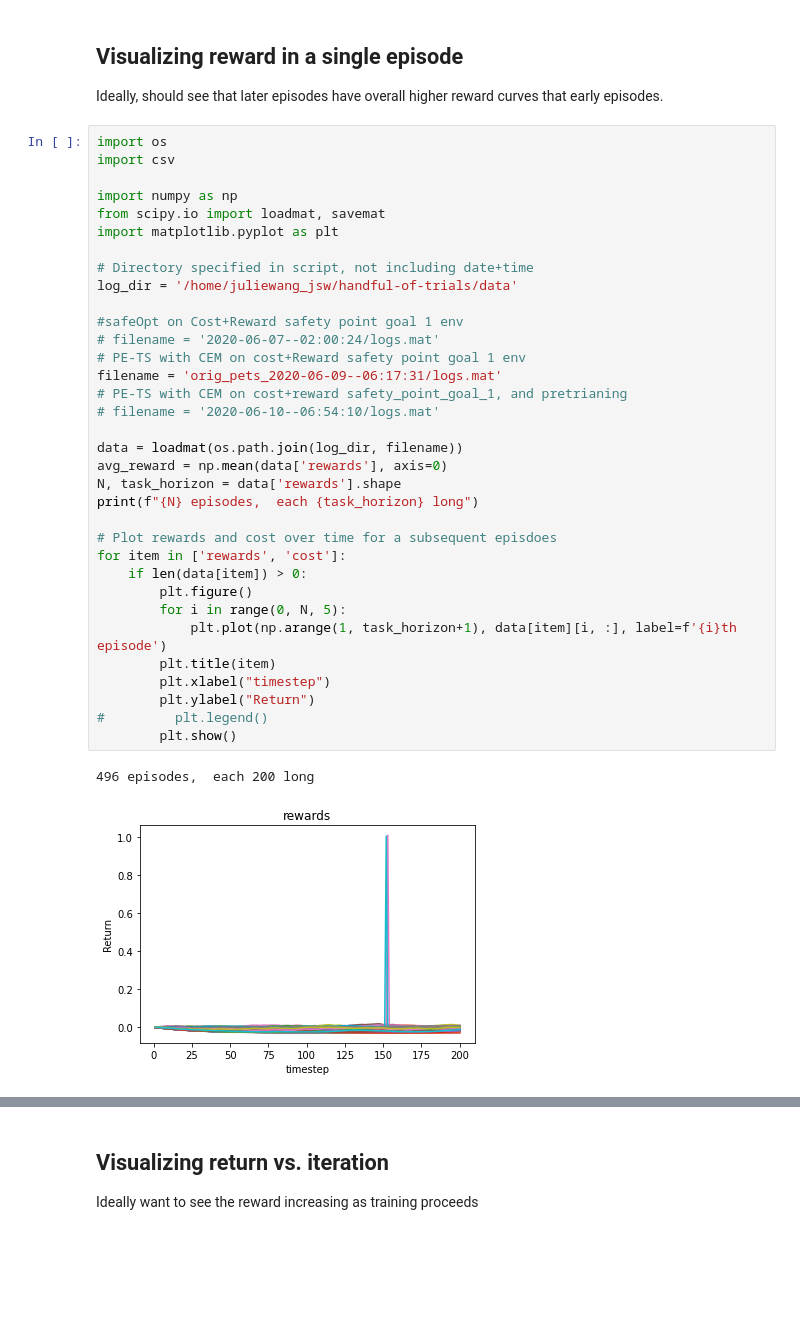
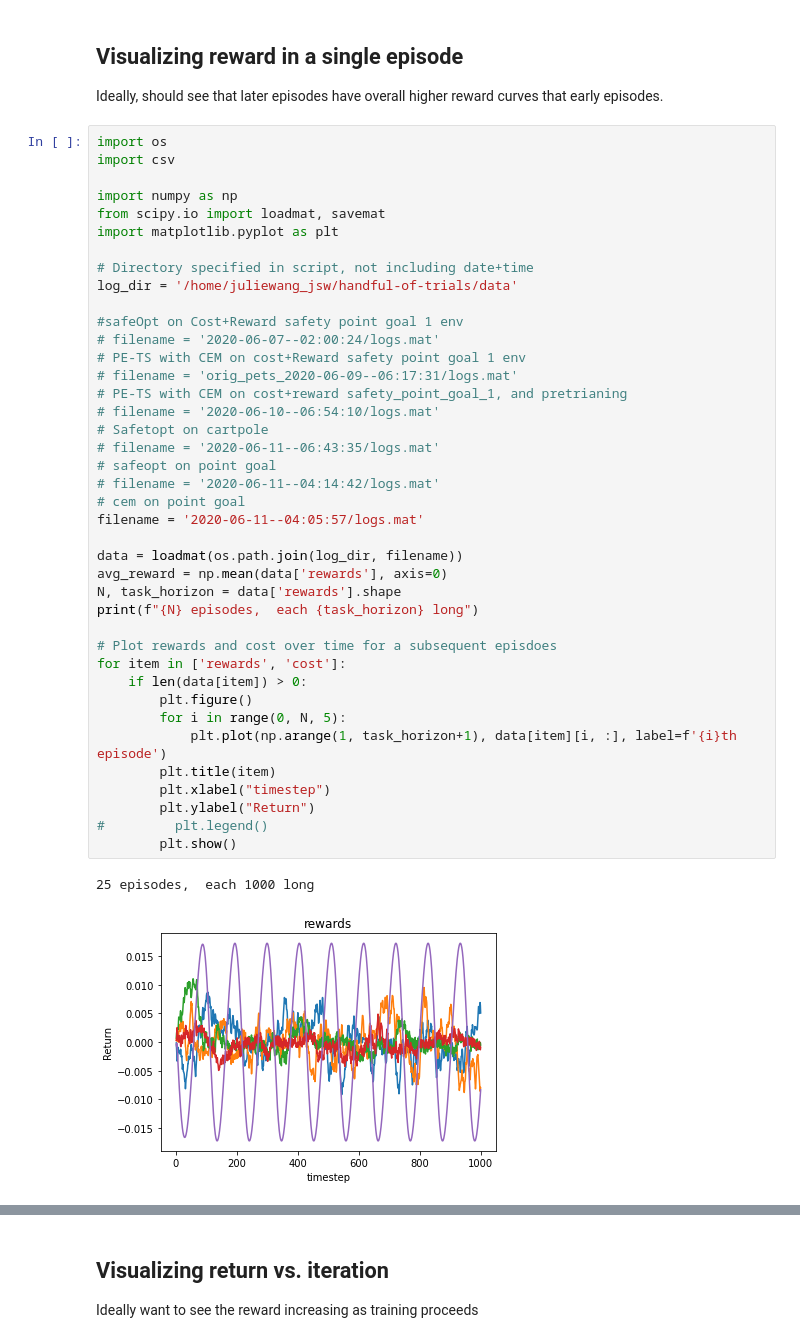
Before and after one commit to jswang/handful-of-trials, a Jupyter notebook: plotter.ipynb, the cells around one changed output, grey strips where cells are left out. Saved outputs shown, nothing was run; the diff lists cells and outputs as text; blank space fills up the shorter version.

```diff
--- a/plotter.ipynb
+++ b/plotter.ipynb
@@ -45,33 +45,39 @@ import csv
 import numpy as np
 from scipy.io import loadmat, savemat
 import matplotlib.pyplot as plt
 
 # Directory specified in script, not including date+time
 log_dir = '/home/juliewang_jsw/handful-of-trials/data'
 
 #safeOpt on Cost+Reward safety point goal 1 env
 # filename = '2020-06-07--02:00:24/logs.mat'
 # PE-TS with CEM on cost+Reward safety point goal 1 env
-filename = 'orig_pets_2020-06-09--06:17:31/logs.mat'
+# filename = 'orig_pets_2020-06-09--06:17:31/logs.mat'
 # PE-TS with CEM on cost+reward safety_point_goal_1, and pretrianing
 # filename = '2020-06-10--06:54:10/logs.mat'
+# Safetopt on cartpole
+# filename = '2020-06-11--06:43:35/logs.mat'
+# safeopt on point goal
+# filename = '2020-06-11--04:14:42/logs.mat'
+# cem on point goal
+filename = '2020-06-11--04:05:57/logs.mat'
 
 data = loadmat(os.path.join(log_dir, filename))
 avg_reward = np.mean(data['rewards'], axis=0)
 N, task_horizon = data['rewards'].shape
 print(f"{N} episodes,  each {task_horizon} long")
 
 # Plot rewards and cost over time for a subsequent episdoes
 for item in ['rewards', 'cost']:
     if len(data[item]) > 0:
         plt.figure()
         for i in range(0, N, 5):
             plt.plot(np.arange(1, task_horizon+1), data[item][i, :], label=f'{i}th episode')
         plt.title(item)
         plt.xlabel("timestep")
         plt.ylabel("Return")
 #         plt.legend()
         plt.show()
 # %% [output]
-496 episodes,  each 200 long
+25 episodes,  each 1000 long
-[figure, old version]
+[figure, new version]
```
Also changed, not shown: parts of 2 cells of this notebook, 4 other files.
